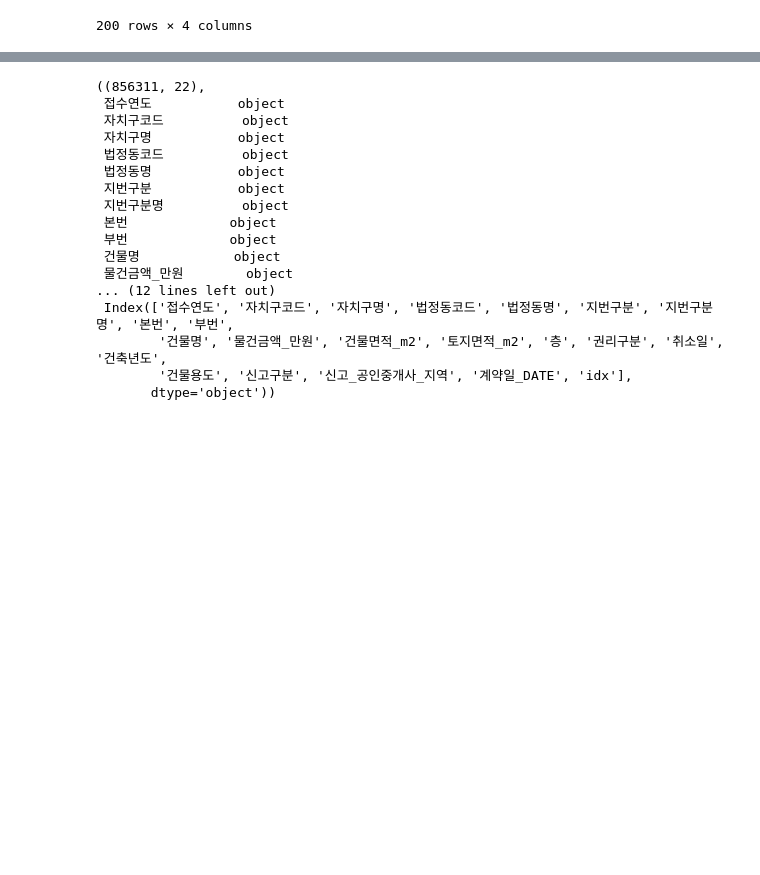
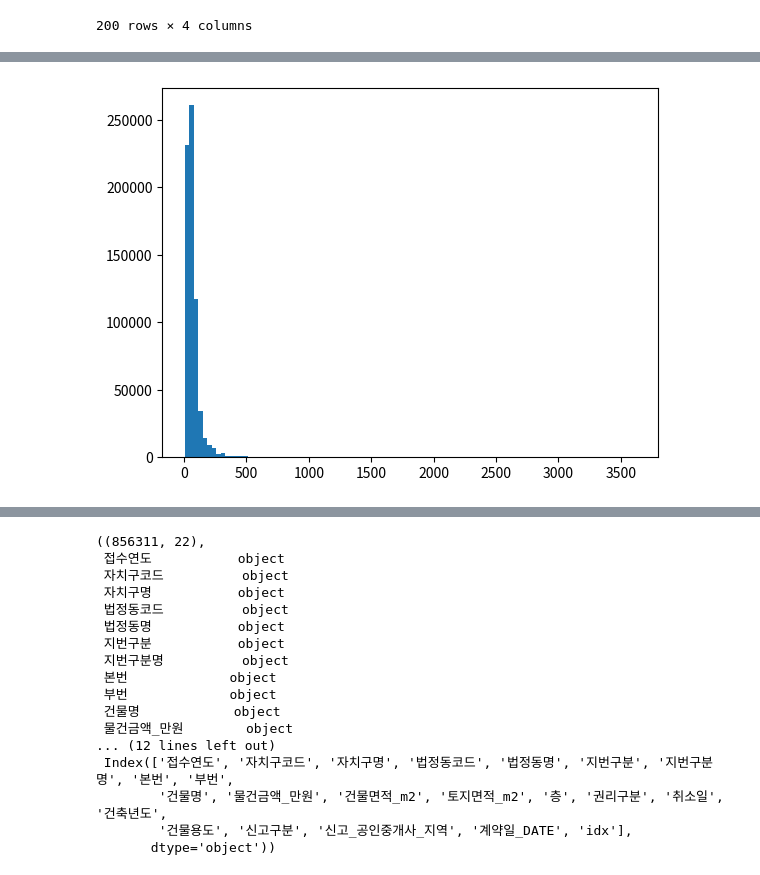
Before and after one commit to ZeroJoon2/aws_test, a Jupyter notebook: src/project/project_local.ipynb, the cells around one changed output, grey strips where cells are left out. Cells and saved outputs as stored; diff of their text form; code cells hidden in the pictures; blank space fills up the shorter version.

```diff
--- a/src/project/project_local.ipynb
+++ b/src/project/project_local.ipynb
@@ -416,0 +383,7 @@ memory usage: 39.2+ MB
+# %%
+### building_size Feature Engineering
+plt.hist(df['building_size']
+         , bins = 100)
+plt.show()
+# %% [output]
+[figure, added]
```
Also changed, not shown: parts of 37 cells of this notebook, 1 other file.
